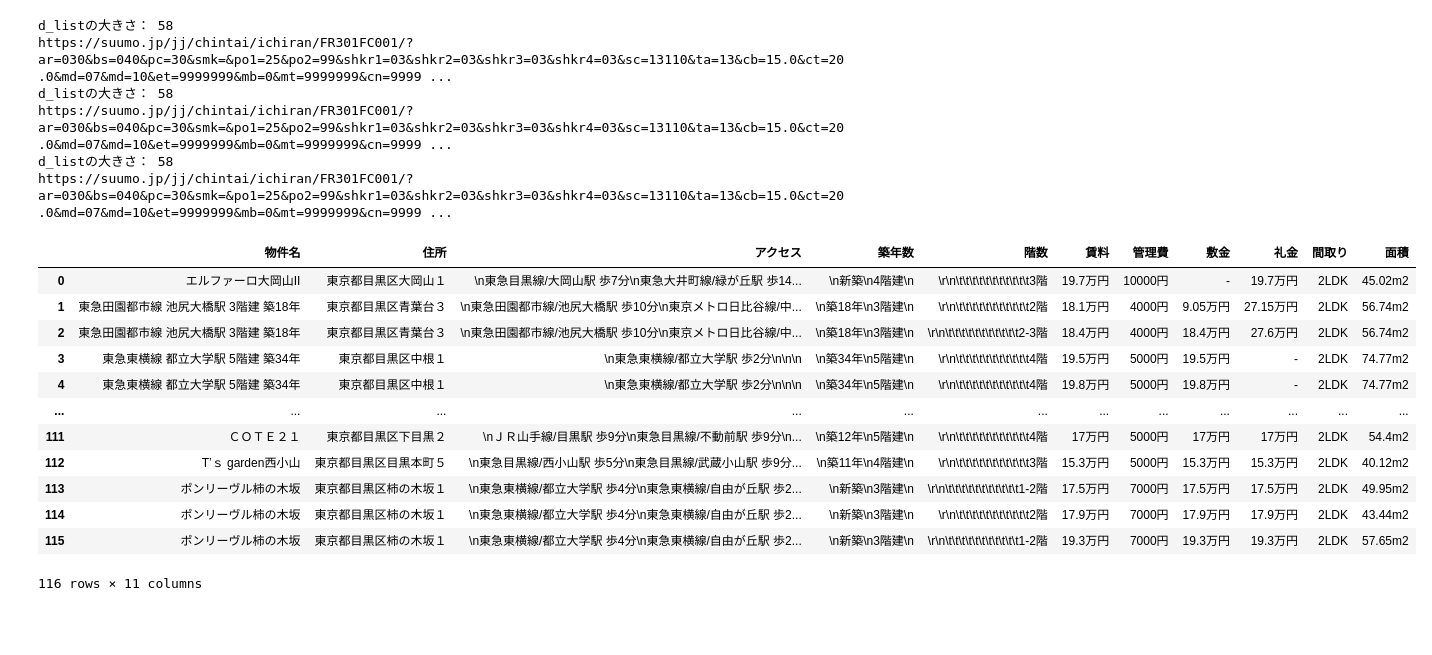
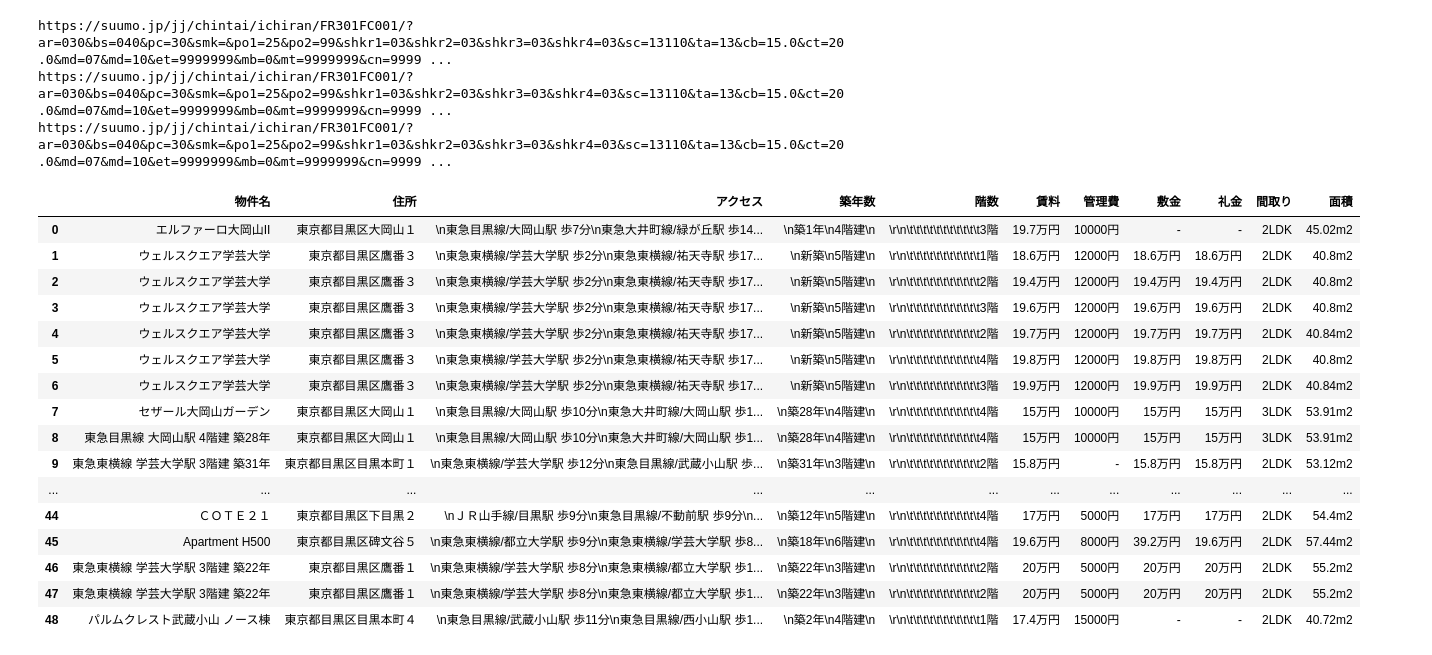
Before and after one commit to keiichikinoshita/step3-suumo, a Jupyter notebook: step3-suumo-v2.ipynb, the cells around one changed output. Saved outputs shown, nothing was run; the diff lists cells and outputs as text; code cells hidden in the pictures; blank space fills up the shorter version.

```diff
--- a/step3-suumo-v2.ipynb
+++ b/step3-suumo-v2.ipynb
@@ -7,20 +7,21 @@ import pandas as pd
 # 変数urlにSUUMOホームページのURLを格納する。東京都／目黒区 15万円以上～20万円以下 2LDK／3LDKのURLを格納
 url = 'https://suumo.jp/jj/chintai/ichiran/FR301FC001/?ar=030&bs=040&pc=30&smk=&po1=25&po2=99&shkr1=03&shkr2=03&shkr3=03&shkr4=03&sc=13110&ta=13&cb=15.0&ct=20.0&md=07&md=10&et=9999999&mb=0&mt=9999999&cn=9999999&fw2=&?page={}'
 
-# target_urlへのアクセス結果を、変数rに格納
-r = requests.get(target_url)
-
 for i in range(1, 4):
-    print('d_listの大きさ：', len(d_list))
     # 変数target_urlに、アクセス先のURLを格納する
     target_url = url.format(i)
 
+    # target_urlへのアクセス結果を、変数rに格納
+    r = requests.get(target_url)
+
     # print()してtarget_urlを確認する
     print(target_url)
+
+    sleep(1)
+
+    # 取得結果を解析してsoupに格納
+    soup = BeautifulSoup(r.text)
 # %% [output]
-d_listの大きさ： 58
 https://suumo.jp/jj/chintai/ichiran/FR301FC001/?ar=030&bs=040&pc=30&smk=&po1=25&po2=99&shkr1=03&shkr2=03&shkr3=03&shkr4=03&sc=13110&ta=13&cb=15.0&ct=20.0&md=07&md=10&et=9999999&mb=0&mt=9999999&cn=9999 ...
-d_listの大きさ： 58
 https://suumo.jp/jj/chintai/ichiran/FR301FC001/?ar=030&bs=040&pc=30&smk=&po1=25&po2=99&shkr1=03&shkr2=03&shkr3=03&shkr4=03&sc=13110&ta=13&cb=15.0&ct=20.0&md=07&md=10&et=9999999&mb=0&mt=9999999&cn=9999 ...
-d_listの大きさ： 58
 https://suumo.jp/jj/chintai/ichiran/FR301FC001/?ar=030&bs=040&pc=30&smk=&po1=25&po2=99&shkr1=03&shkr2=03&shkr3=03&shkr4=03&sc=13110&ta=13&cb=15.0&ct=20.0&md=07&md=10&et=9999999&mb=0&mt=9999999&cn=9999 ...
@@ -35,5 +28,6 @@ soup = BeautifulSoup(r.text)
 # %%
-# すべての物件情報(20件)を取得する
+d_list = []
+# すべての物件情報を取得する
 contents = soup.find_all('div', class_='cassetteitem')
 
 # 各物件情報をforループで取得する
@@ -80,20 +74,24 @@ for content in contents:
         # 取得した辞書をd_listに格納する
         d_list.append(d)
 # %%
-df = pd.DataFrame(d_list)
+d = pd.DataFrame(d_list)
 # %%
-df
+d
 # %% [output]
 |  | 物件名 | 住所 | アクセス | 築年数 | 階数 | 賃料 | 管理費 | 敷金 | 礼金 | 間取り | 面積 |
-| 0 | エルファーロ大岡山II | 東京都目黒区大岡山１ | \n東急目黒線/大岡山駅 歩7分\n東急大井町線/緑が丘駅 歩14... | \n新築\n4階建\n | \r\n\t\t\t\t\t\t\t\t\t\t\t3階 | 19.7万円 | 10000円 | - | 19.7万円 | 2LDK | 45.02m2 |
-| 1 | 東急田園都市線 池尻大橋駅 3階建 築18年 | 東京都目黒区青葉台３ | \n東急田園都市線/池尻大橋駅 歩10分\n東京メトロ日比谷線/中... | \n築18年\n3階建\n | \r\n\t\t\t\t\t\t\t\t\t\t\t2階 | 18.1万円 | 4000円 | 9.05万円 | 27.15万円 | 2LDK | 56.74m2 |
-| 2 | 東急田園都市線 池尻大橋駅 3階建 築18年 | 東京都目黒区青葉台３ | \n東急田園都市線/池尻大橋駅 歩10分\n東京メトロ日比谷線/中... | \n築18年\n3階建\n | \r\n\t\t\t\t\t\t\t\t\t\t\t2-3階 | 18.4万円 | 4000円 | 18.4万円 | 27.6万円 | 2LDK | 56.74m2 |
-| 3 | 東急東横線 都立大学駅 5階建 築34年 | 東京都目黒区中根１ | \n東急東横線/都立大学駅 歩2分\n\n\n | \n築34年\n5階建\n | \r\n\t\t\t\t\t\t\t\t\t\t\t4階 | 19.5万円 | 5000円 | 19.5万円 | - | 2LDK | 74.77m2 |
-| 4 | 東急東横線 都立大学駅 5階建 築34年 | 東京都目黒区中根１ | \n東急東横線/都立大学駅 歩2分\n\n\n | \n築34年\n5階建\n | \r\n\t\t\t\t\t\t\t\t\t\t\t4階 | 19.8万円 | 5000円 | 19.8万円 | - | 2LDK | 74.77m2 |
+| 0 | エルファーロ大岡山II | 東京都目黒区大岡山１ | \n東急目黒線/大岡山駅 歩7分\n東急大井町線/緑が丘駅 歩14... | \n築1年\n4階建\n | \r\n\t\t\t\t\t\t\t\t\t\t\t3階 | 19.7万円 | 10000円 | - | - | 2LDK | 45.02m2 |
+| 1 | ウェルスクエア学芸大学 | 東京都目黒区鷹番３ | \n東急東横線/学芸大学駅 歩2分\n東急東横線/祐天寺駅 歩17... | \n新築\n5階建\n | \r\n\t\t\t\t\t\t\t\t\t\t\t1階 | 18.6万円 | 12000円 | 18.6万円 | 18.6万円 | 2LDK | 40.8m2 |
+| 2 | ウェルスクエア学芸大学 | 東京都目黒区鷹番３ | \n東急東横線/学芸大学駅 歩2分\n東急東横線/祐天寺駅 歩17... | \n新築\n5階建\n | \r\n\t\t\t\t\t\t\t\t\t\t\t2階 | 19.4万円 | 12000円 | 19.4万円 | 19.4万円 | 2LDK | 40.8m2 |
+| 3 | ウェルスクエア学芸大学 | 東京都目黒区鷹番３ | \n東急東横線/学芸大学駅 歩2分\n東急東横線/祐天寺駅 歩17... | \n新築\n5階建\n | \r\n\t\t\t\t\t\t\t\t\t\t\t3階 | 19.6万円 | 12000円 | 19.6万円 | 19.6万円 | 2LDK | 40.8m2 |
+| 4 | ウェルスクエア学芸大学 | 東京都目黒区鷹番３ | \n東急東横線/学芸大学駅 歩2分\n東急東横線/祐天寺駅 歩17... | \n新築\n5階建\n | \r\n\t\t\t\t\t\t\t\t\t\t\t2階 | 19.7万円 | 12000円 | 19.7万円 | 19.7万円 | 2LDK | 40.84m2 |
+| 5 | ウェルスクエア学芸大学 | 東京都目黒区鷹番３ | \n東急東横線/学芸大学駅 歩2分\n東急東横線/祐天寺駅 歩17... | \n新築\n5階建\n | \r\n\t\t\t\t\t\t\t\t\t\t\t4階 | 19.8万円 | 12000円 | 19.8万円 | 19.8万円 | 2LDK | 40.8m2 |
+| 6 | ウェルスクエア学芸大学 | 東京都目黒区鷹番３ | \n東急東横線/学芸大学駅 歩2分\n東急東横線/祐天寺駅 歩17... | \n新築\n5階建\n | \r\n\t\t\t\t\t\t\t\t\t\t\t3階 | 19.9万円 | 12000円 | 19.9万円 | 19.9万円 | 2LDK | 40.84m2 |
+| 7 | セザール大岡山ガーデン | 東京都目黒区大岡山１ | \n東急目黒線/大岡山駅 歩10分\n東急大井町線/大岡山駅 歩1... | \n築28年\n4階建\n | \r\n\t\t\t\t\t\t\t\t\t\t\t4階 | 15万円 | 10000円 | 15万円 | 15万円 | 3LDK | 53.91m2 |
+| 8 | 東急目黒線 大岡山駅 4階建 築28年 | 東京都目黒区大岡山１ | \n東急目黒線/大岡山駅 歩10分\n東急大井町線/大岡山駅 歩1... | \n築28年\n4階建\n | \r\n\t\t\t\t\t\t\t\t\t\t\t4階 | 15万円 | 10000円 | 15万円 | 15万円 | 3LDK | 53.91m2 |
+| 9 | 東急東横線 学芸大学駅 3階建 築31年 | 東京都目黒区目黒本町１ | \n東急東横線/学芸大学駅 歩12分\n東急目黒線/武蔵小山駅 歩... | \n築31年\n3階建\n | \r\n\t\t\t\t\t\t\t\t\t\t\t2階 | 15.8万円 | - | 15.8万円 | 15.8万円 | 2LDK | 53.12m2 |
 | ... | ... | ... | ... | ... | ... | ... | ... | ... | ... | ... | ... |
-| 111 | ＣＯＴＥ２１ | 東京都目黒区下目黒２ | \nＪＲ山手線/目黒駅 歩9分\n東急目黒線/不動前駅 歩9分\n... | \n築12年\n5階建\n | \r\n\t\t\t\t\t\t\t\t\t\t\t4階 | 17万円 | 5000円 | 17万円 | 17万円 | 2LDK | 54.4m2 |
-| 112 | T’ｓ garden西小山 | 東京都目黒区目黒本町５ | \n東急目黒線/西小山駅 歩5分\n東急目黒線/武蔵小山駅 歩9分... | \n築11年\n4階建\n | \r\n\t\t\t\t\t\t\t\t\t\t\t3階 | 15.3万円 | 5000円 | 15.3万円 | 15.3万円 | 2LDK | 40.12m2 |
-| 113 | ポンリーヴル柿の木坂 | 東京都目黒区柿の木坂１ | \n東急東横線/都立大学駅 歩4分\n東急東横線/自由が丘駅 歩2... | \n新築\n3階建\n | \r\n\t\t\t\t\t\t\t\t\t\t\t1-2階 | 17.5万円 | 7000円 | 17.5万円 | 17.5万円 | 2LDK | 49.95m2 |
-| 114 | ポンリーヴル柿の木坂 | 東京都目黒区柿の木坂１ | \n東急東横線/都立大学駅 歩4分\n東急東横線/自由が丘駅 歩2... | \n新築\n3階建\n | \r\n\t\t\t\t\t\t\t\t\t\t\t2階 | 17.9万円 | 7000円 | 17.9万円 | 17.9万円 | 2LDK | 43.44m2 |
-| 115 | ポンリーヴル柿の木坂 | 東京都目黒区柿の木坂１ | \n東急東横線/都立大学駅 歩4分\n東急東横線/自由が丘駅 歩2... | \n新築\n3階建\n | \r\n\t\t\t\t\t\t\t\t\t\t\t1-2階 | 19.3万円 | 7000円 | 19.3万円 | 19.3万円 | 2LDK | 57.65m2 |
+| 44 | ＣＯＴＥ２１ | 東京都目黒区下目黒２ | \nＪＲ山手線/目黒駅 歩9分\n東急目黒線/不動前駅 歩9分\n... | \n築12年\n5階建\n | \r\n\t\t\t\t\t\t\t\t\t\t\t4階 | 17万円 | 5000円 | 17万円 | 17万円 | 2LDK | 54.4m2 |
+| 45 | Apartment H500 | 東京都目黒区碑文谷５ | \n東急東横線/都立大学駅 歩9分\n東急東横線/学芸大学駅 歩8... | \n築18年\n6階建\n | \r\n\t\t\t\t\t\t\t\t\t\t\t4階 | 19.6万円 | 8000円 | 39.2万円 | 19.6万円 | 2LDK | 57.44m2 |
+| 46 | 東急東横線 学芸大学駅 3階建 築22年 | 東京都目黒区鷹番１ | \n東急東横線/学芸大学駅 歩8分\n東急東横線/都立大学駅 歩1... | \n築22年\n3階建\n | \r\n\t\t\t\t\t\t\t\t\t\t\t2階 | 20万円 | 5000円 | 20万円 | 20万円 | 2LDK | 55.2m2 |
+| 47 | 東急東横線 学芸大学駅 3階建 築22年 | 東京都目黒区鷹番１ | \n東急東横線/学芸大学駅 歩8分\n東急東横線/都立大学駅 歩1... | \n築22年\n3階建\n | \r\n\t\t\t\t\t\t\t\t\t\t\t2階 | 20万円 | 5000円 | 20万円 | 20万円 | 2LDK | 55.2m2 |
+| 48 | パルムクレスト武蔵小山 ノース棟 | 東京都目黒区目黒本町４ | \n東急目黒線/武蔵小山駅 歩11分\n東急目黒線/西小山駅 歩1... | \n築2年\n4階建\n | \r\n\t\t\t\t\t\t\t\t\t\t\t1階 | 17.4万円 | 15000円 | - | - | 2LDK | 40.72m2 |
-116 rows × 11 columns
```
Also changed, not shown: parts of 9 cells of this notebook, 1 other file.
